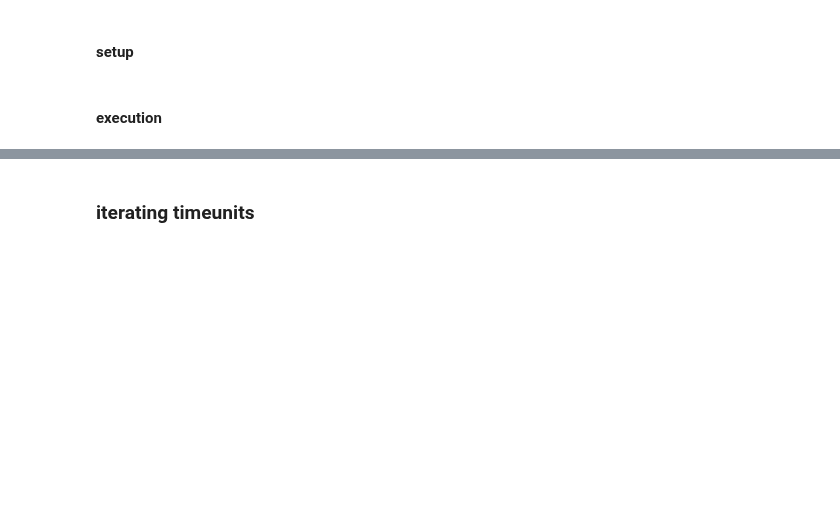
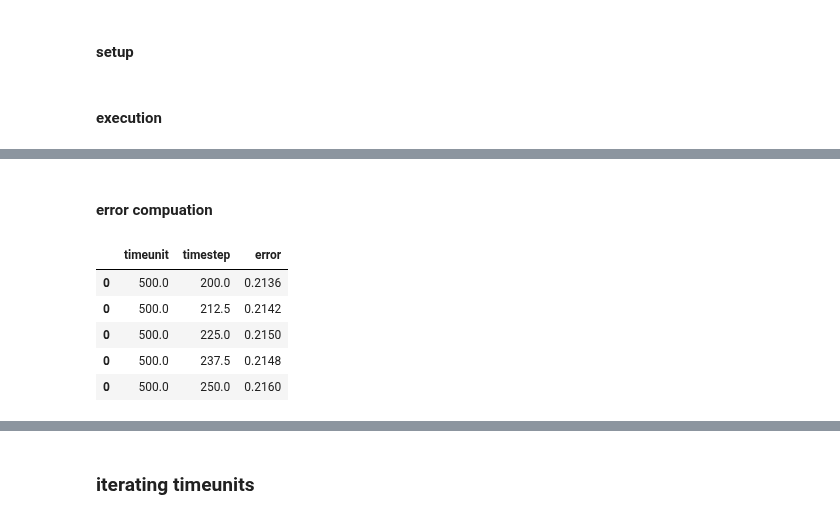
Before and after one commit to tjbergst/data-parsing, a Jupyter notebook: occupancy-prediction.ipynb, the cells around one changed output, grey strips where cells are left out. Drawn from its saved outputs; the diff is of its cells as text; code cells hidden in the pictures; blank space fills up the shorter version.

```diff
--- a/occupancy-prediction.ipynb
+++ b/occupancy-prediction.ipynb
@@ -561,0 +597,25 @@ mean difference by timestep:
+# %% [markdown]
+#### error compuation
+# %%
+error_df = (
+    full_comp_df
+    [['timeunit','timestep']]
+    .drop_duplicates()
+    .assign(
+        error = [
+            subframe.query('Diff > 0').shape[0] / subframe.shape[0]
+            for _, subframe
+            in full_comp_df.groupby(['timeunit','timestep'])
+        ]
+    )
+    .round(4)
+)
+
+error_df.head()
+# %% [output]
+|  | timeunit | timestep | error |
+| 0 | 500.0 | 200.0 | 0.2136 |
+| 0 | 500.0 | 212.5 | 0.2142 |
+| 0 | 500.0 | 225.0 | 0.2150 |
+| 0 | 500.0 | 237.5 | 0.2148 |
+| 0 | 500.0 | 250.0 | 0.2160 |
```
Also changed, not shown: parts of 11 cells of this notebook.
